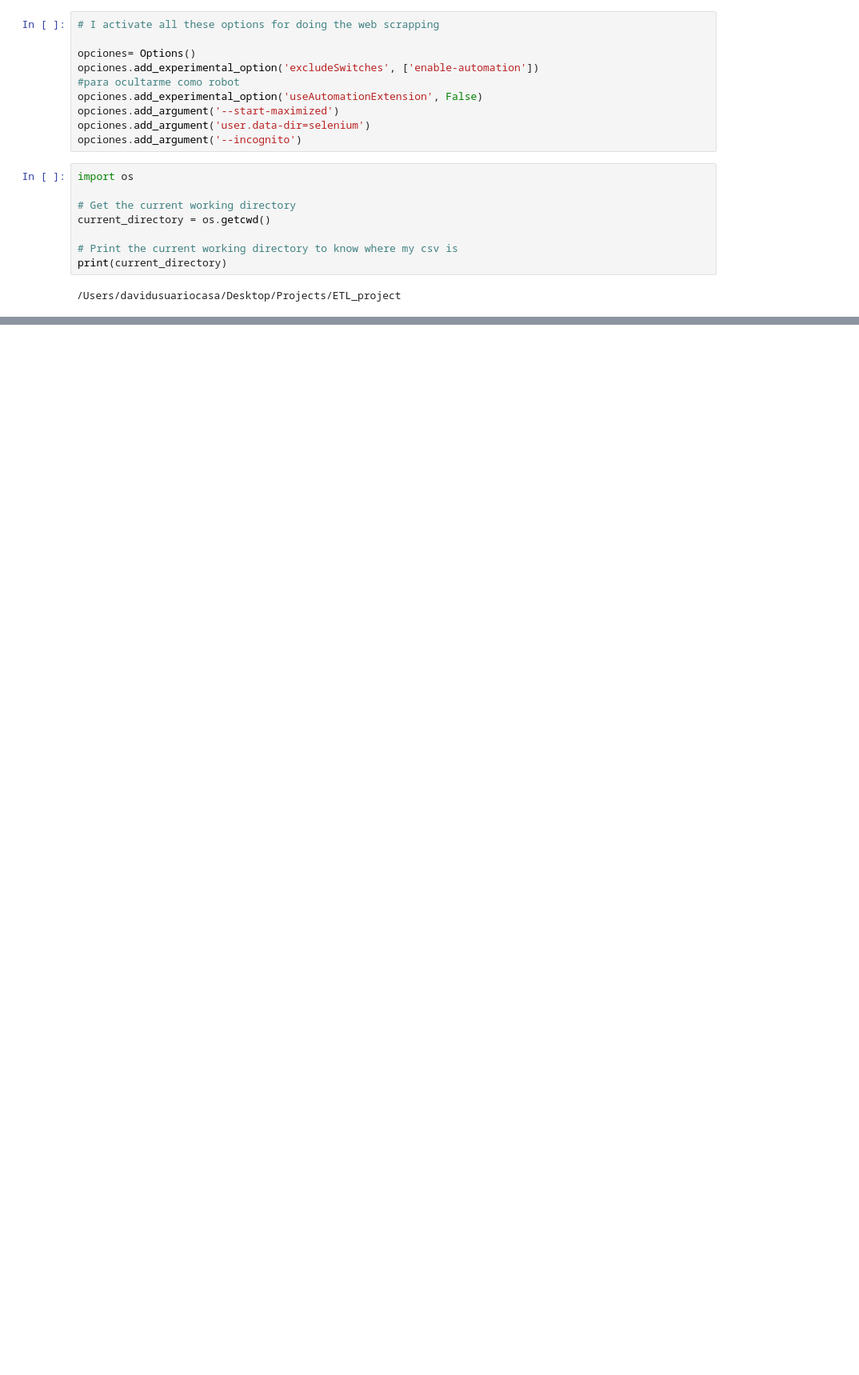
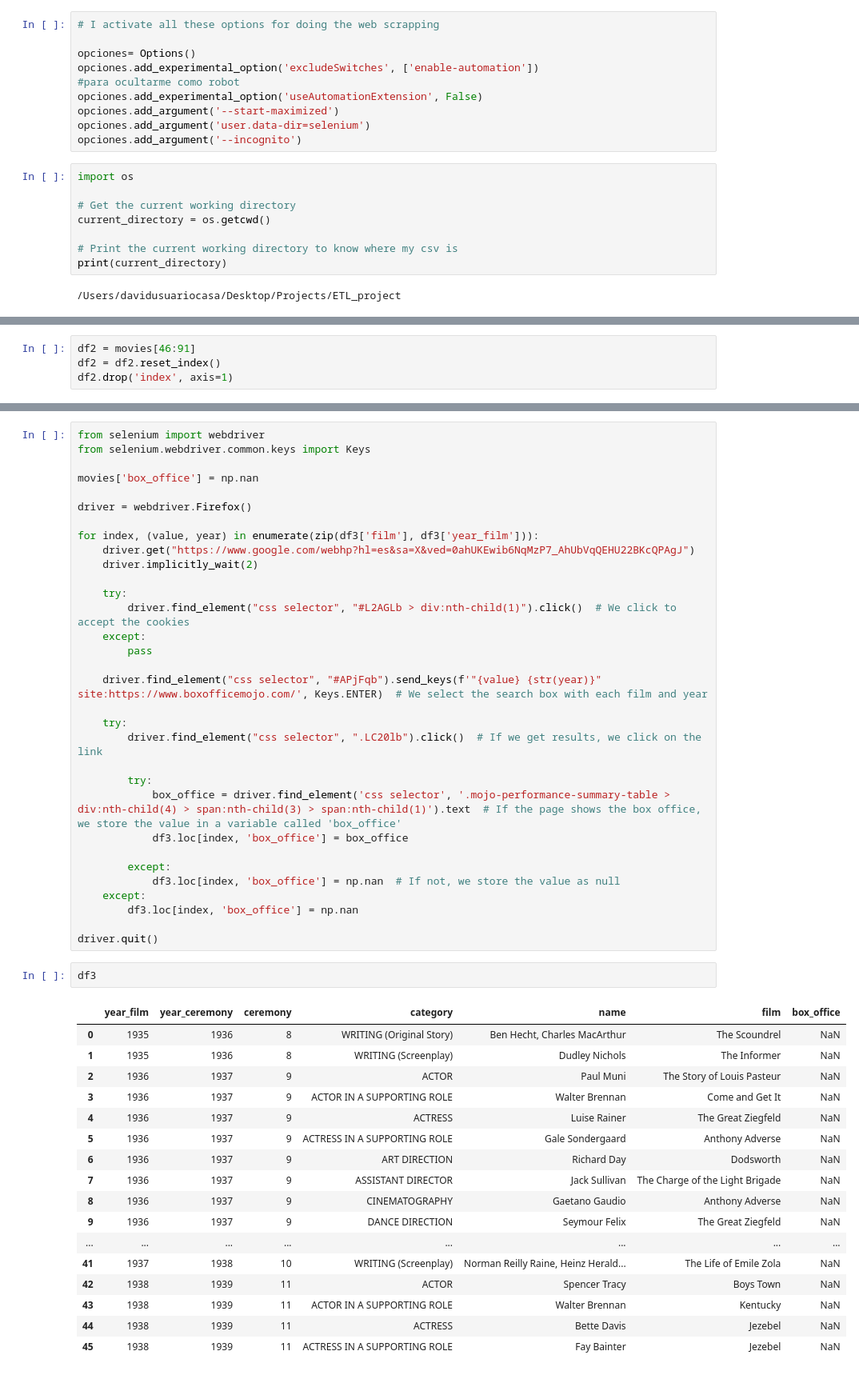
Before and after one commit to davidfernandez1619/ETL_project, a Jupyter notebook: Web_scrapping.ipynb, the cells around one changed output, grey strips where cells are left out. Shown at 80% size. Cells and saved outputs as stored; diff of their text form; blank space fills up the shorter version.

```diff
--- a/Web_scrapping.ipynb
+++ b/Web_scrapping.ipynb
@@ -73,0 +114,4 @@ driver.quit()
+# %%
+df2 = movies[46:91]
+df2 = df2.reset_index()
+df2.drop('index', axis=1)
@@ -73,0 +228,52 @@ driver.quit()
+# %%
+from selenium import webdriver
+from selenium.webdriver.common.keys import Keys
+
+movies['box_office'] = np.nan
+
+driver = webdriver.Firefox()
+
+for index, (value, year) in enumerate(zip(df3['film'], df3['year_film'])):
+    driver.get("https://www.google.com/webhp?hl=es&sa=X&ved=0ahUKEwib6NqMzP7_AhUbVqQEHU22BKcQPAgJ")
+    driver.implicitly_wait(2)
+
+    try:
+        driver.find_element("css selector", "#L2AGLb > div:nth-child(1)").click()  # We click to accept the cookies
+    except:
+        pass
+
+    driver.find_element("css selector", "#APjFqb").send_keys(f'"{value} {str(year)}" site:https://www.boxofficemojo.com/', Keys.ENTER)  # We select the search box with each film and year
+
+    try:
+        driver.find_element("css selector", ".LC20lb").click()  # If we get results, we click on the link
+
+        try:
+            box_office = driver.find_element('css selector', '.mojo-performance-summary-table > div:nth-child(4) > span:nth-child(3) > span:nth-child(1)').text  # If the page shows the box office, we store the value in a variable called 'box_office'
+            df3.loc[index, 'box_office'] = box_office
+
+        except:
+            df3.loc[index, 'box_office'] = np.nan  # If not, we store the value as null
+    except:
+        df3.loc[index, 'box_office'] = np.nan
+
+driver.quit()
+# %%
+df3
+# %% [output]
+|  | year_film | year_ceremony | ceremony | category | name | film | box_office |
+| 0 | 1935 | 1936 | 8 | WRITING (Original Story) | Ben Hecht, Charles MacArthur | The Scoundrel | NaN |
+| 1 | 1935 | 1936 | 8 | WRITING (Screenplay) | Dudley Nichols | The Informer | NaN |
+| 2 | 1936 | 1937 | 9 | ACTOR | Paul Muni | The Story of Louis Pasteur | NaN |
+| 3 | 1936 | 1937 | 9 | ACTOR IN A SUPPORTING ROLE | Walter Brennan | Come and Get It | NaN |
+| 4 | 1936 | 1937 | 9 | ACTRESS | Luise Rainer | The Great Ziegfeld | NaN |
+| 5 | 1936 | 1937 | 9 | ACTRESS IN A SUPPORTING ROLE | Gale Sondergaard | Anthony Adverse | NaN |
+| 6 | 1936 | 1937 | 9 | ART DIRECTION | Richard Day | Dodsworth | NaN |
+| 7 | 1936 | 1937 | 9 | ASSISTANT DIRECTOR | Jack Sullivan | The Charge of the Light Brigade | NaN |
+| 8 | 1936 | 1937 | 9 | CINEMATOGRAPHY | Gaetano Gaudio | Anthony Adverse | NaN |
+| 9 | 1936 | 1937 | 9 | DANCE DIRECTION | Seymour Felix | The Great Ziegfeld | NaN |
+| ... | ... | ... | ... | ... | ... | ... | ... |
+| 41 | 1937 | 1938 | 10 | WRITING (Screenplay) | Norman Reilly Raine, Heinz Herald... | The Life of Emile Zola | NaN |
+| 42 | 1938 | 1939 | 11 | ACTOR | Spencer Tracy | Boys Town | NaN |
+| 43 | 1938 | 1939 | 11 | ACTOR IN A SUPPORTING ROLE | Walter Brennan | Kentucky | NaN |
+| 44 | 1938 | 1939 | 11 | ACTRESS | Bette Davis | Jezebel | NaN |
+| 45 | 1938 | 1939 | 11 | ACTRESS IN A SUPPORTING ROLE | Fay Bainter | Jezebel | NaN |
```
Also changed, not shown: parts of 12 cells of this notebook, 1 other file.
